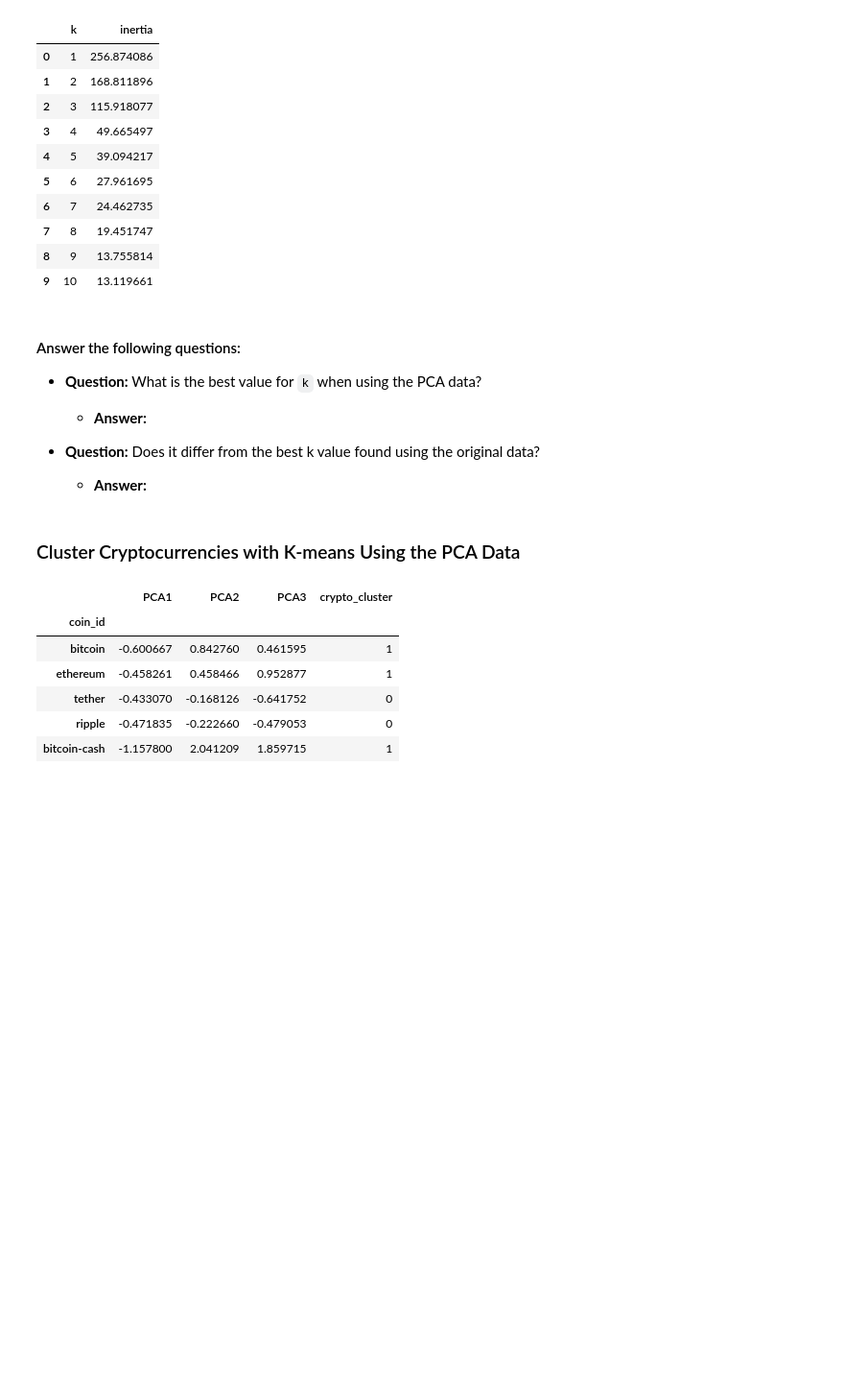
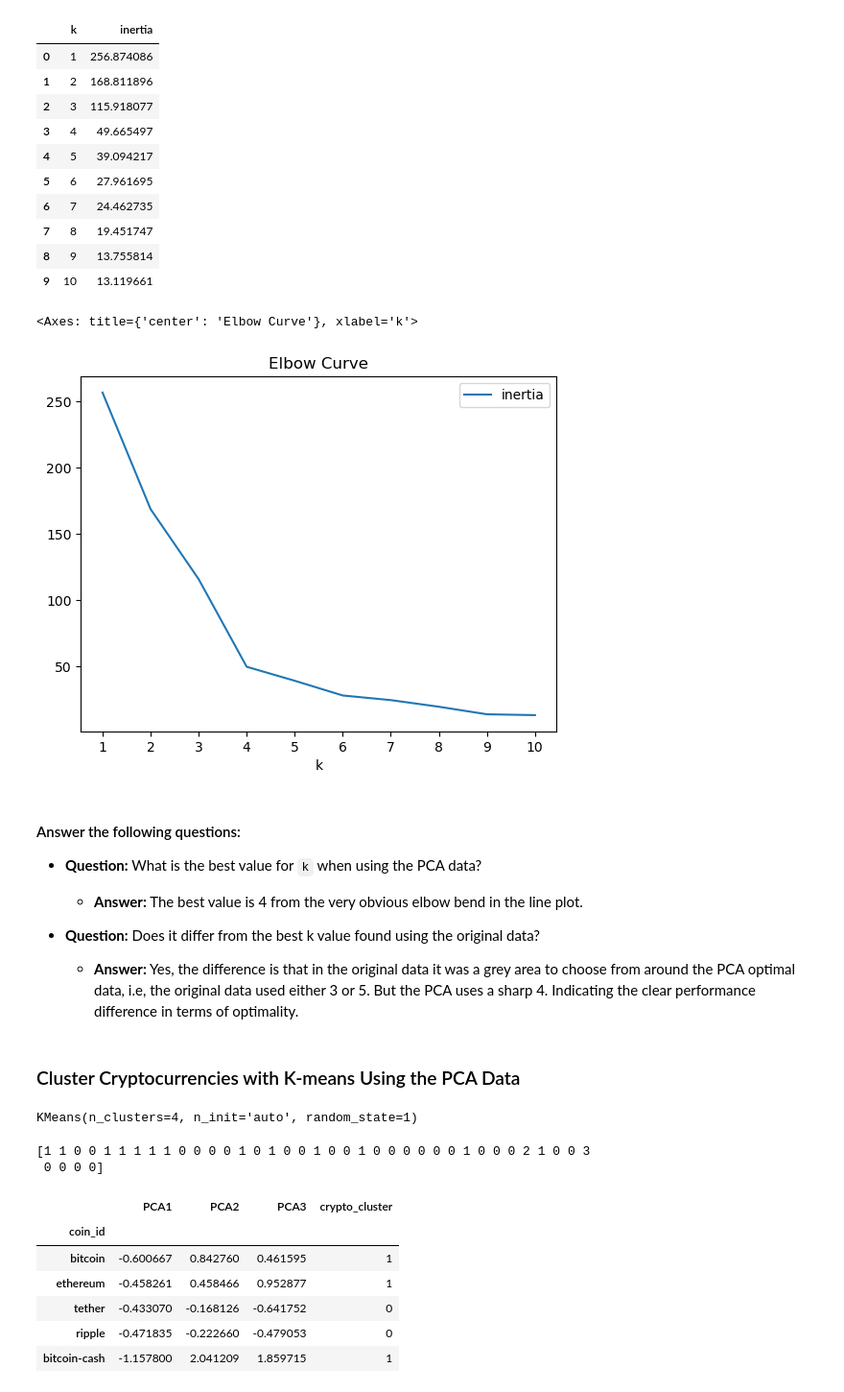
Before and after one commit to sin31415/CryptoClustering, a Jupyter notebook: Crypto_Clustering_starter_code.ipynb, the cells around one changed output. Shown at 96% size. Saved outputs shown, nothing was run; the diff lists cells and outputs as text; code cells hidden in the pictures; blank space fills up the shorter version.

```diff
--- a/Crypto_Clustering_starter_code.ipynb
+++ b/Crypto_Clustering_starter_code.ipynb
@@ -216,11 +216,13 @@ plt.show()
 ### Optimize Clusters with Principal Component Analysis.
 # %%
 # Create a PCA model instance and set `n_components=3`.
+pca = PCA(n_components=3)
 # %%
 # Use the PCA model with `fit_transform` on the original scaled DataFrame to reduce to three principal components.
-
+market_pca_data = pca.fit_transform(market_data_scaled_df)
 
 # View the first five rows of the DataFrame.
+market_pca_data[:5]
 # %% [output]
 array([[-0.60066733,  0.84276006,  0.46159457],
        [-0.45826071,  0.45846566,  0.95287678],
@@ -242,15 +249,16 @@ array([0.3719856 , 0.34700813, 0.17603793])
 # Note: The code for this step is provided for you
 
 # Creating a DataFrame with the PCA data
-
+market_pca_df = pd.DataFrame(market_pca_data, columns=['PCA1', 'PCA2', 'PCA3'])
 
 # Copy the crypto names from the original data
-
+market_pca_df['coin_id'] = market_data_df.index
 
 # Set the coinid column as index
-
+market_pca_df = market_pca_df.set_index('coin_id')
 
 # Display sample data
+market_pca_df.head(10)
 # %% [output]
 |  | PCA1 | PCA2 | PCA3 |
 | coin_id |  |  |  |
@@ -269,25 +277,29 @@ array([0.3719856 , 0.34700813, 0.17603793])
 # %%
 # Create a list with the number of k-values to try
 # Use a range from 1 to 11
-
+k = range(1,11)
 
 # Create an empty list to store the inertia values
-
+inertia = []
 
 # Create a for loop to compute the inertia with each possible value of k
 # Inside the loop:
 # 1. Create a KMeans model using the loop counter for the n_clusters
 # 2. Fit the model to the data using PCA DataFrame.
 # 3. Append the model.inertia_ to the inertia list
-
+for i in k:
+    kmodel = KMeans(n_clusters=i, n_init='auto', random_state=1)
+    kmodel.fit(market_pca_df)
+    inertia.append(kmodel.inertia_)
 
 # Create a dictionary with the data to plot the Elbow curve
-
+elbow_data = {'k':k, 'inertia':inertia}
 
 # Create a DataFrame with the data to plot the Elbow curve
-
+elbow_data_df = pd.DataFrame(elbow_data)
 
 # Display the DataFrame
+elbow_data_df
 # %% [output]
 |  | k | inertia |
 | 0 | 1 | 256.874086 |
@@ -303,16 +315,20 @@ array([0.3719856 , 0.34700813, 0.17603793])
 # %%
 # Plot a line chart with all the inertia values computed with
 # the different values of k to visually identify the optimal value for k.
+elbow_data_df.plot.line(x='k', y='inertia', xticks=k, title='Elbow Curve')
+# %% [output]
+<Axes: title={'center': 'Elbow Curve'}, xlabel='k'>
+[figure, added]
 # %% [markdown]
 #### Answer the following questions:
 * **Question:** What is the best value for `k` when using the PCA data?
 
-  * **Answer:**
+  * **Answer:** The best value is 4 from the very obvious elbow bend in the line plot.
 
 
 * **Question:** Does it differ from the best k value found using the original data?
 
-  * **Answer:**
+  * **Answer:** Yes, the difference is that in the original data it was a grey area to choose from around the PCA optimal data, i.e, the original data used either 3 or 5. But the PCA uses a sharp 4. Indicating the clear performance difference in terms of optimality.
 # %% [markdown]
 ### Cluster Cryptocurrencies with K-means Using the PCA Data
 # %%
@@ -320,9 +337,16 @@ array([0.3719856 , 0.34700813, 0.17603793])
 # %%
 # Fit the K-Means model using the PCA data
+kmodel_pca.fit(market_pca_df)
+# %% [output]
+KMeans(n_clusters=4, n_init='auto', random_state=1)
 # %%
 # Predict the clusters to group the cryptocurrencies using the PCA data
-
+pca_segments = kmodel_pca.predict(market_pca_df)
 
 # Print the resulting array of cluster values.
+print(pca_segments)
+# %% [output]
+[1 1 0 0 1 1 1 1 1 0 0 0 0 1 0 1 0 0 1 0 0 1 0 0 0 0 0 0 1 0 0 0 2 1 0 0 3
+ 0 0 0 0]
 # %%
 # Create a copy of the DataFrame with the PCA data
```
Also changed, not shown: parts of 11 cells of this notebook.
